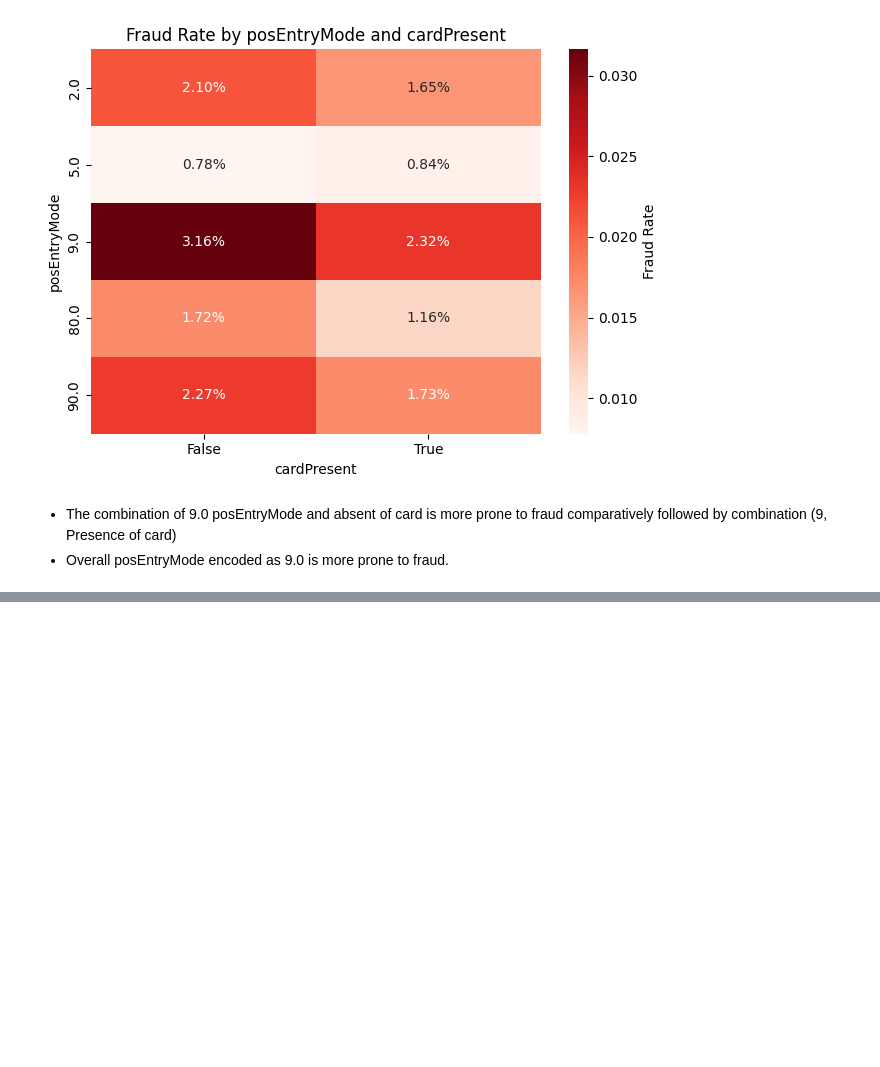
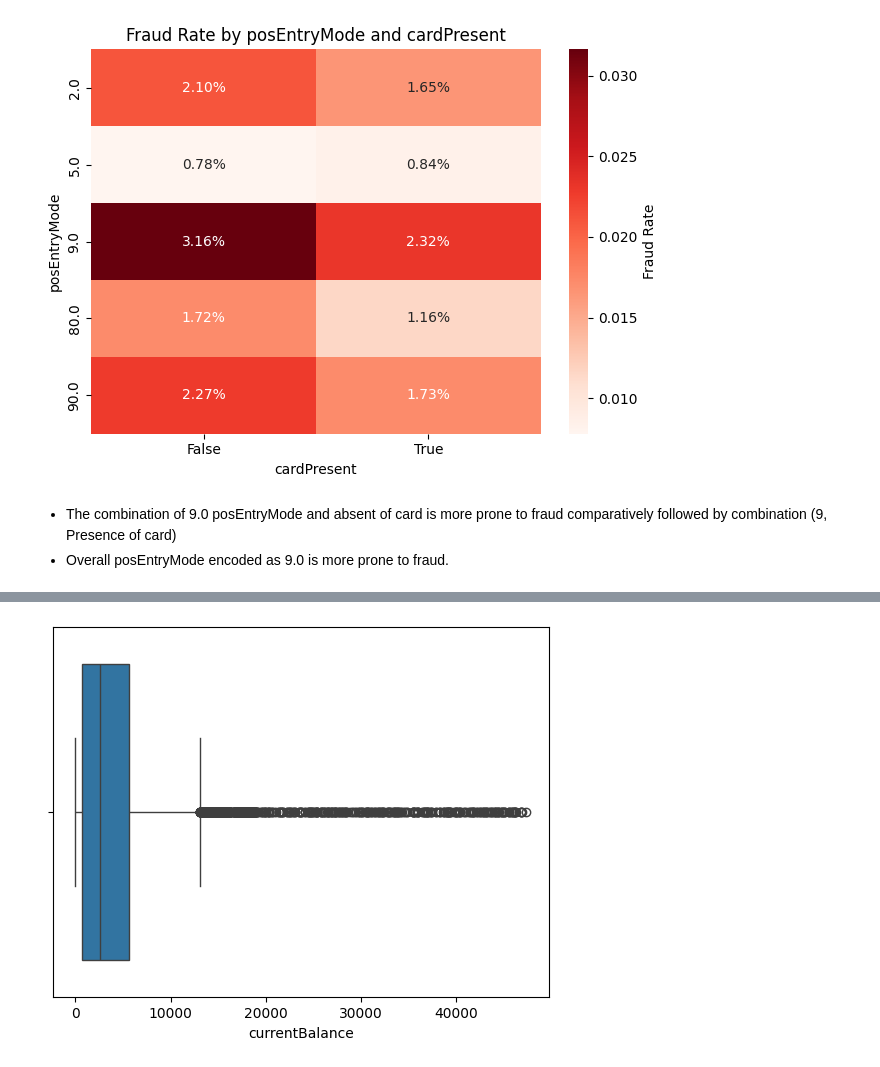
Before and after one commit to 20hnu/EDA_Transaction_dataset, a Jupyter notebook: notebooks/EDA_QuestionsSolution.ipynb, the cells around one changed output, grey strips where cells are left out. Saved outputs shown, nothing was run; the diff lists cells and outputs as text; code cells hidden in the pictures; blank space fills up the shorter version.

```diff
--- a/notebooks/EDA_QuestionsSolution.ipynb
+++ b/notebooks/EDA_QuestionsSolution.ipynb
@@ -850,0 +975,5 @@ plt.show()
+# %%
+sns.boxplot(data=fraud_df, x="currentBalance")
+plt.show()
+# %% [output]
+[figure, added]
```
Also changed, not shown: parts of 29 cells of this notebook, 2 other files.
